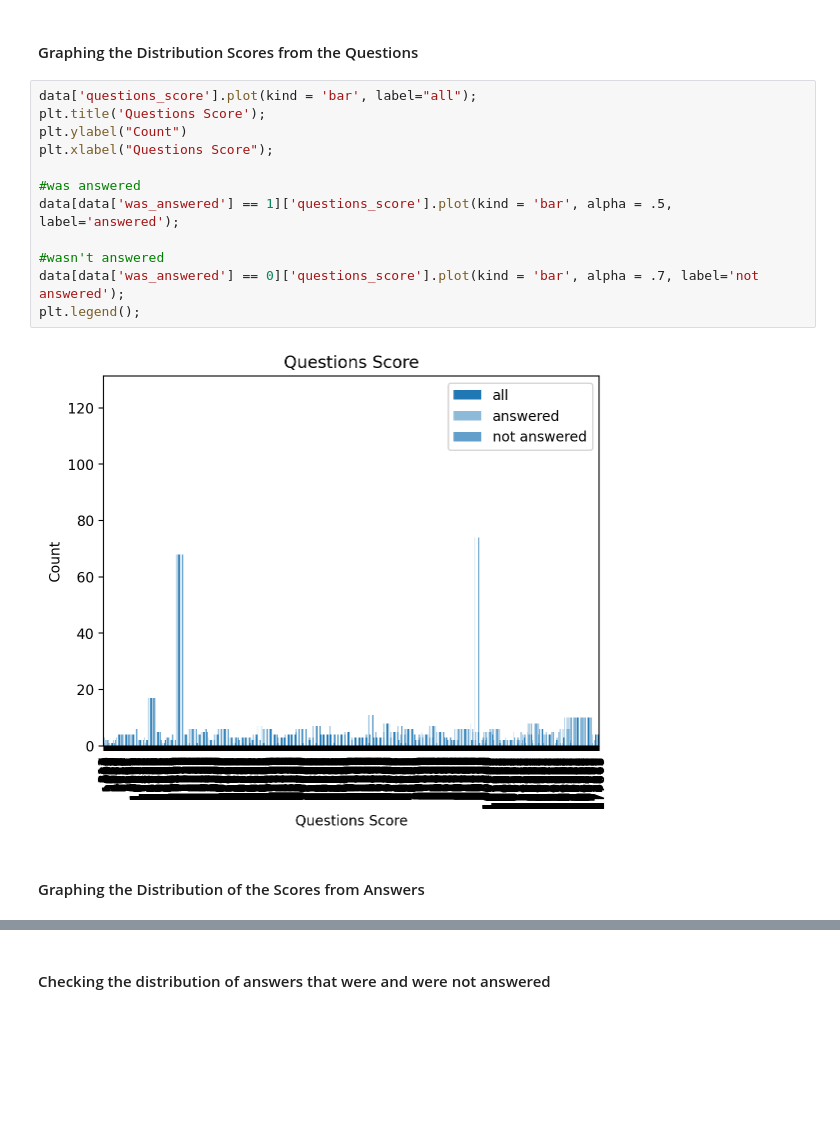
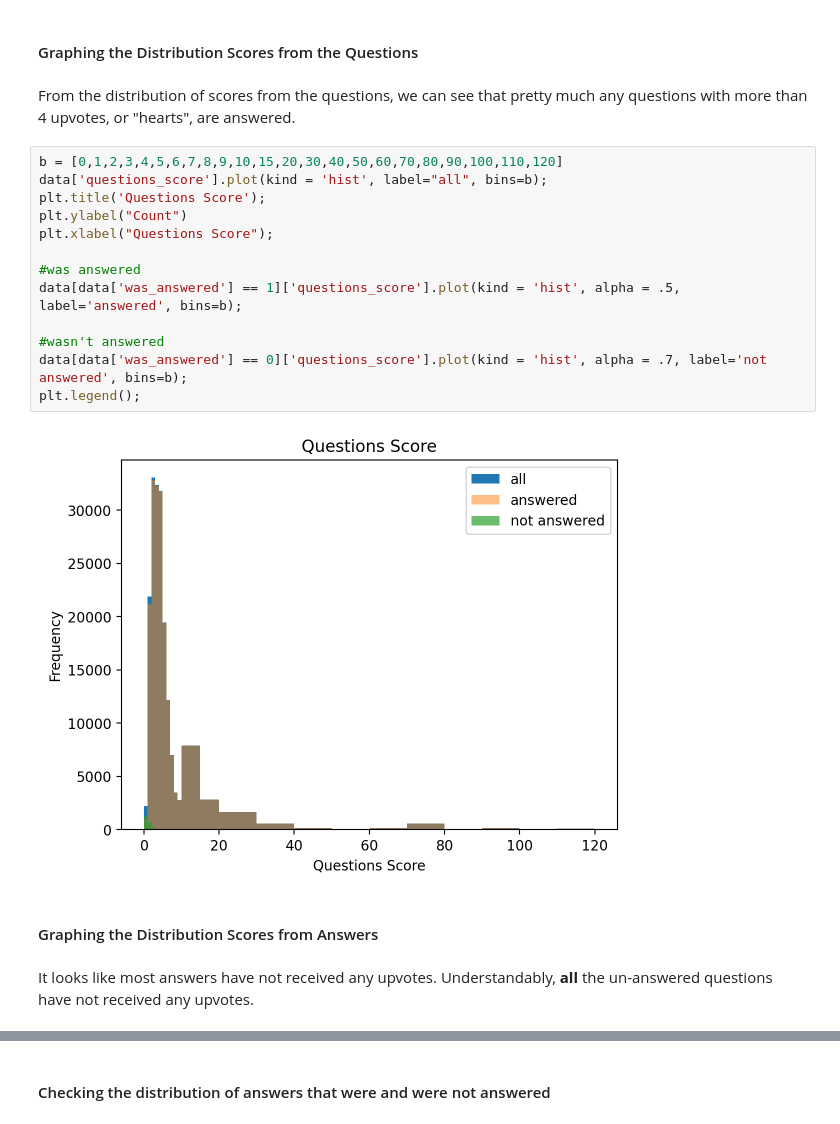
Before and after one commit to reneemarama/career_village, a Jupyter notebook: 3a_NLP_EDA.ipynb, the cells around one changed output, grey strips where cells are left out. Saved outputs shown, nothing was run; the diff lists cells and outputs as text; blank space fills up the shorter version.

```diff
--- a/3a_NLP_EDA.ipynb
+++ b/3a_NLP_EDA.ipynb
@@ -195,19 +203,24 @@ data[data['was_answered'] == 0]['questions_sentiment'].plot(kind = 'bar', alpha
 # %% [markdown]
 #### Graphing the Distribution Scores from the Questions
+# %% [markdown]
+From the distribution of scores from the questions, we can see that pretty much any questions with more than 4 upvotes, or "hearts", are answered.
 # %%
-data['questions_score'].plot(kind = 'bar', label="all");
+b = [0,1,2,3,4,5,6,7,8,9,10,15,20,30,40,50,60,70,80,90,100,110,120]
+data['questions_score'].plot(kind = 'hist', label="all", bins=b);
 plt.title('Questions Score');
 plt.ylabel("Count")
 plt.xlabel("Questions Score");
 
 #was answered
-data[data['was_answered'] == 1]['questions_score'].plot(kind = 'bar', alpha = .5, label='answered');
+data[data['was_answered'] == 1]['questions_score'].plot(kind = 'hist', alpha = .5, label='answered', bins=b);
 
 #wasn't answered
-data[data['was_answered'] == 0]['questions_score'].plot(kind = 'bar', alpha = .7, label='not answered');
+data[data['was_answered'] == 0]['questions_score'].plot(kind = 'hist', alpha = .7, label='not answered', bins=b);
 plt.legend();
 # %% [output]
-[figure, old version]
+[figure, new version]
 # %% [markdown]
-#### Graphing the Distribution of the Scores from Answers
+#### Graphing the Distribution Scores from Answers
+# %% [markdown]
+It looks like most answers have not received any upvotes. Understandably, **all** the un-answered questions have not received any upvotes.
 # %%
```
Also changed, not shown: parts of 6 cells of this notebook, 9 other files.
